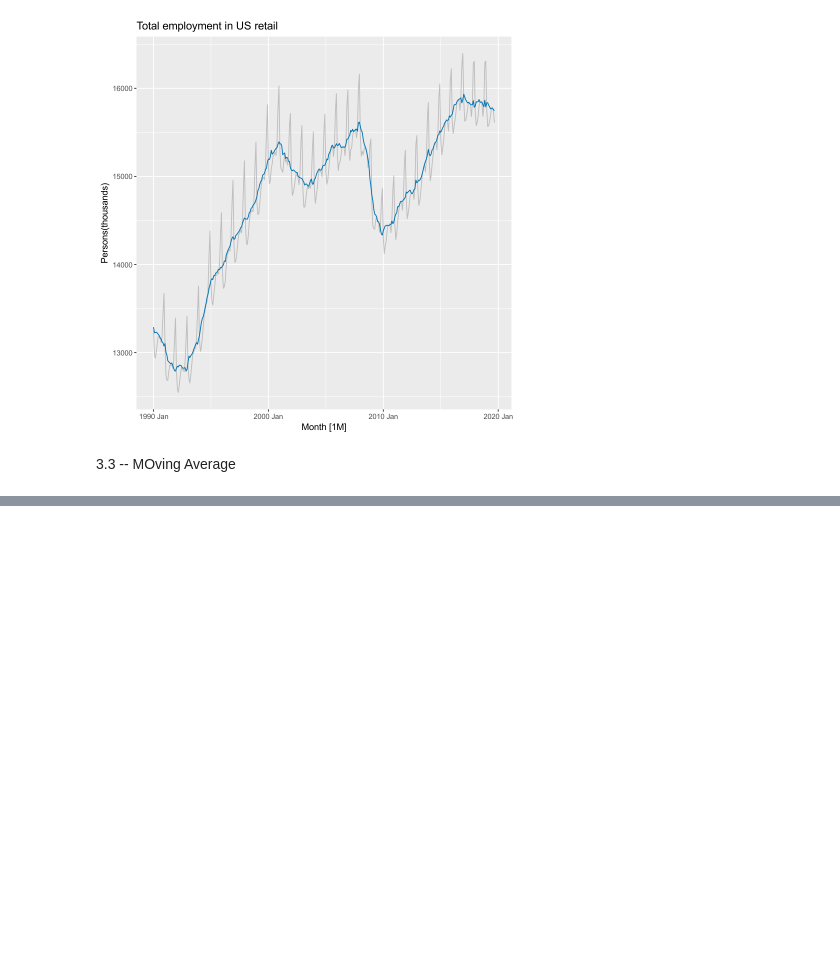
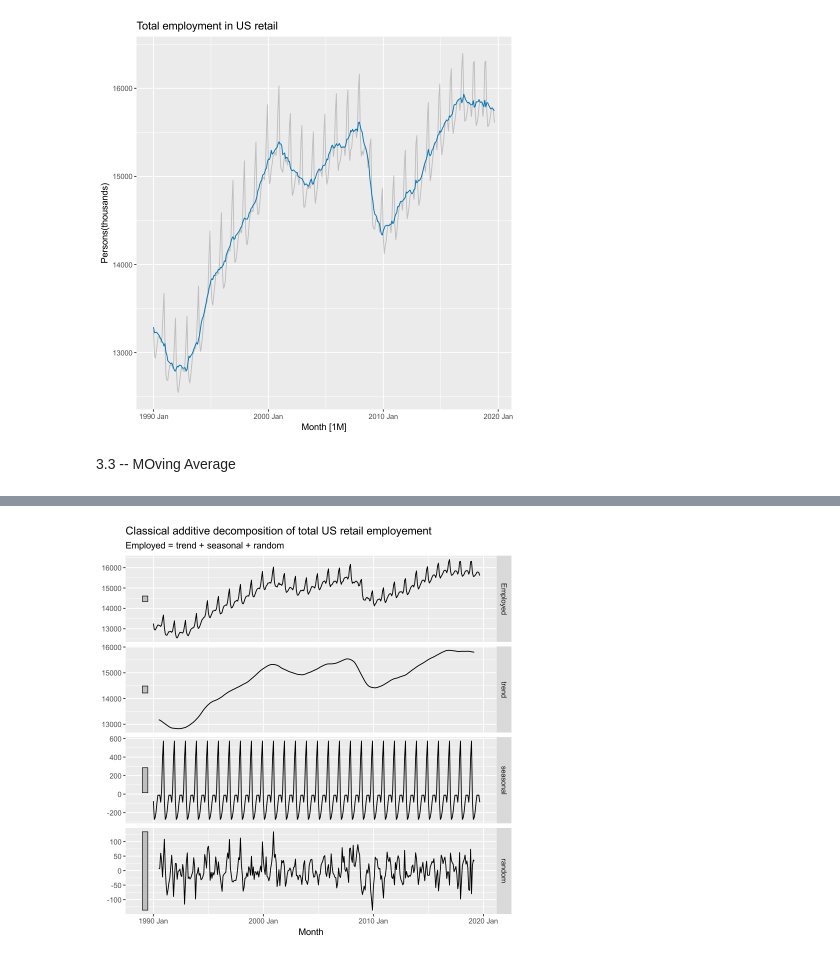
Before and after one commit to ARKA1112/Time_Series_R, a Jupyter notebook: OTEXTS_3.ipynb, the cells around one changed output, grey strips where cells are left out. Saved outputs shown, nothing was run; the diff lists cells and outputs as text; code cells hidden in the pictures; blank space fills up the shorter version.

```diff
--- a/OTEXTS_3.ipynb
+++ b/OTEXTS_3.ipynb
@@ -229,0 +333,9 @@ title="Total employment in US retail")
+# %%
+us_emp |>
+model(
+    classical_decomposition(Employed, type="additive")
+)|>
+components()|>
+autoplot() +
+labs(title="Classical additive decomposition of total US retail employement")
+# %% [output]
@@ -229,0 +344 @@ title="Total employment in US retail")
+[figure, added]
```
Also changed, not shown: parts of 29 cells of this notebook.
